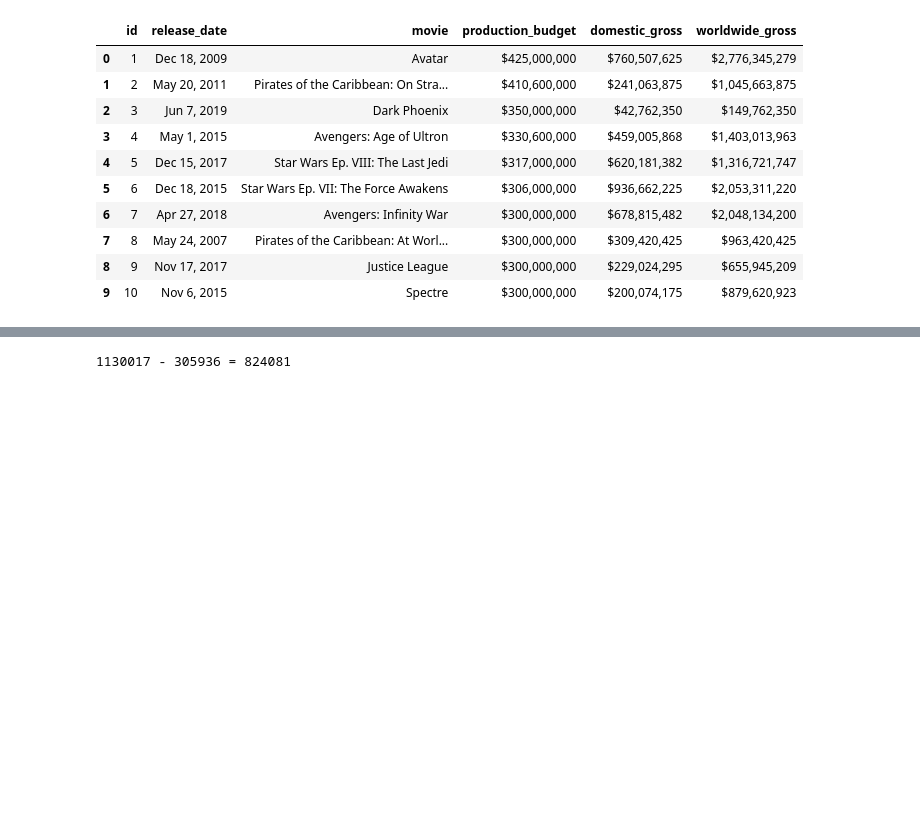
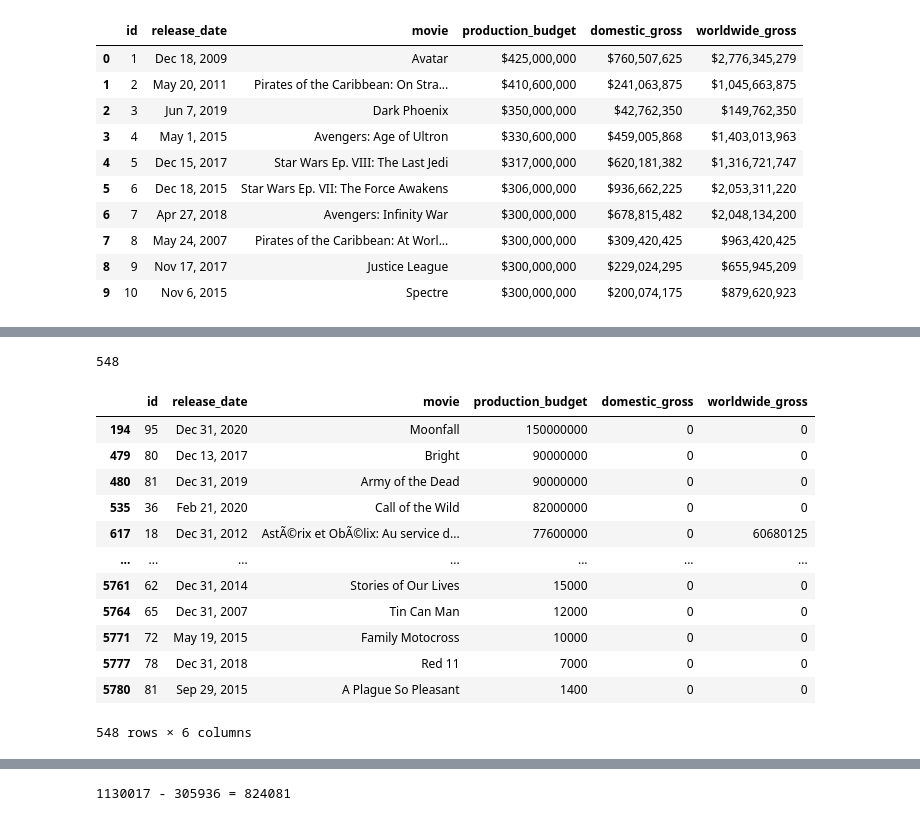
Before and after one commit to samtuleen/Phase1-Microsoft-Movie-Analysis-Project, a Jupyter notebook: dsc-phase1-project-template-Copy1.ipynb, the cells around one changed output, grey strips where cells are left out. Saved outputs shown, nothing was run; the diff lists cells and outputs as text; code cells hidden in the pictures; blank space fills up the shorter version.

```diff
--- a/dsc-phase1-project-template-Copy1.ipynb
+++ b/dsc-phase1-project-template-Copy1.ipynb
@@ -433,0 +424,4 @@ imdb_budgets_df = imdb_budgets_df[imdb_budgets_df['Domestic Gross'] !=0]
+# %%
+tn_mb.production_budget = tn_mb['production_budget'].astype(str).str.replace(',', '').astype(int)
+tn_mb.worldwide_gross = tn_mb['worldwide_gross'].astype(str).str.replace(',', '') #This column threw an error so couldn't
+#reconvert to a string
@@ -433,0 +444,20 @@ imdb_budgets_df = imdb_budgets_df[imdb_budgets_df['Domestic Gross'] !=0]
+# %%
+#Quick review of non profitable films (we are focusing on domestic profits)
+non_profitable = tn_mb[tn_mb['domestic_gross'] == 0]
+print(len(non_profitable))
+non_profitable
+# %% [output]
+548
+|  | id | release_date | movie | production_budget | domestic_gross | worldwide_gross |
+| 194 | 95 | Dec 31, 2020 | Moonfall | 150000000 | 0 | 0 |
+| 479 | 80 | Dec 13, 2017 | Bright | 90000000 | 0 | 0 |
+| 480 | 81 | Dec 31, 2019 | Army of the Dead | 90000000 | 0 | 0 |
+| 535 | 36 | Feb 21, 2020 | Call of the Wild | 82000000 | 0 | 0 |
+| 617 | 18 | Dec 31, 2012 | AstÃ©rix et ObÃ©lix: Au service d... | 77600000 | 0 | 60680125 |
+| ... | ... | ... | ... | ... | ... | ... |
+| 5761 | 62 | Dec 31, 2014 | Stories of Our Lives | 15000 | 0 | 0 |
+| 5764 | 65 | Dec 31, 2007 | Tin Can Man | 12000 | 0 | 0 |
+| 5771 | 72 | May 19, 2015 | Family Motocross | 10000 | 0 | 0 |
+| 5777 | 78 | Dec 31, 2018 | Red 11 | 7000 | 0 | 0 |
+| 5780 | 81 | Sep 29, 2015 | A Plague So Pleasant | 1400 | 0 | 0 |
+548 rows × 6 columns
```
Also changed, not shown: parts of 8 cells of this notebook, 1 other file.
